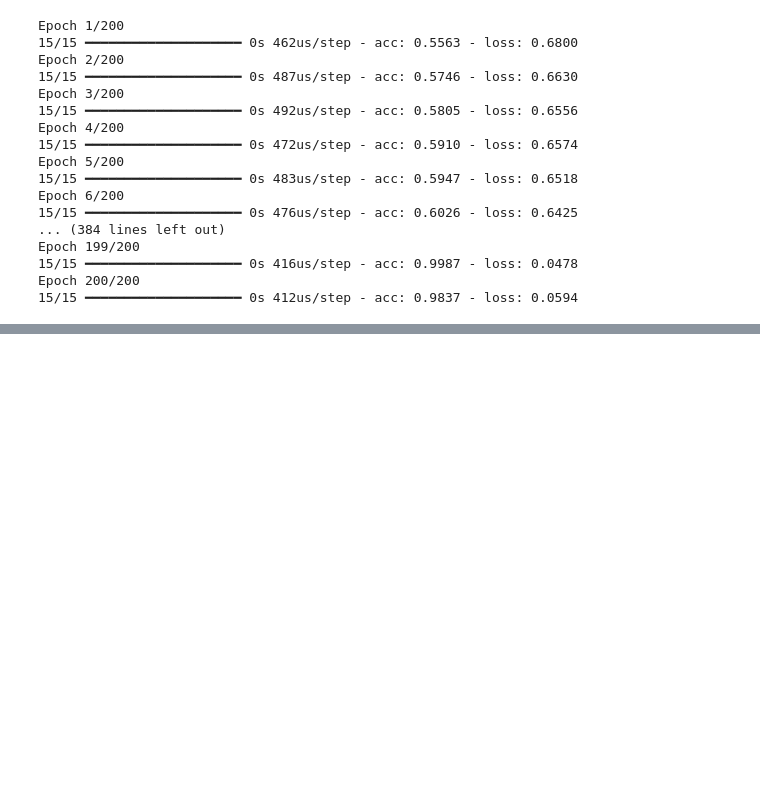
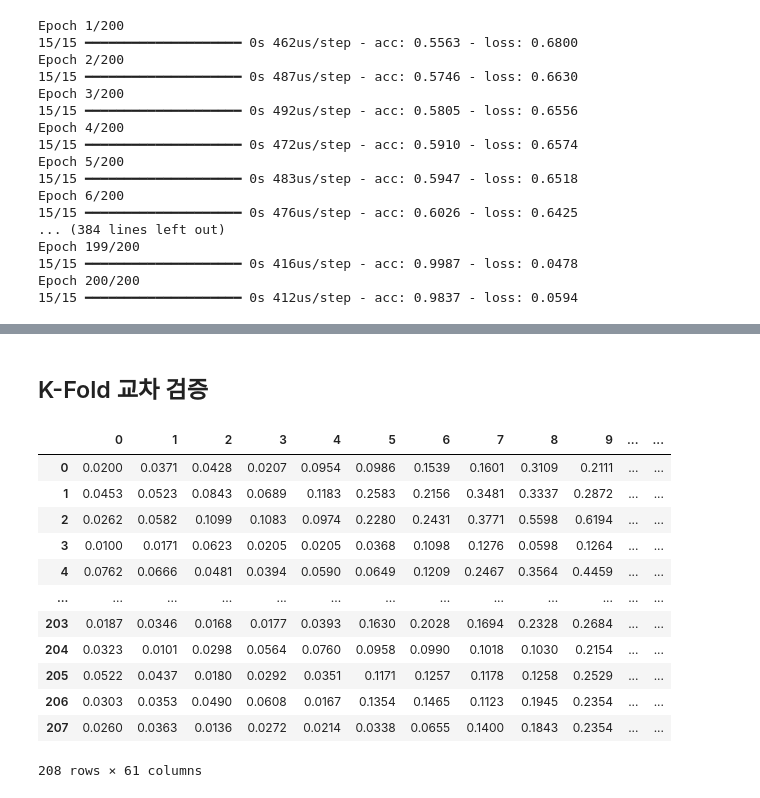
Before and after one commit to kimgusan/Deep_learning, a Jupyter notebook: z_study/model_verification.ipynb, the cells around one changed output, grey strips where cells are left out. Saved outputs shown, nothing was run; the diff lists cells and outputs as text; code cells hidden in the pictures; blank space fills up the shorter version.

Commit message:
model_verification

```diff
--- a/z_study/model_verification.ipynb
+++ b/z_study/model_verification.ipynb
@@ -195,0 +223,25 @@ Epoch 200/200
+# %% [markdown]
+## K-Fold 교차 검증
+# %%
+from tensorflow.keras.models import Sequential
+from tensorflow.keras.layers import Dense
+from sklearn.model_selection import KFold, train_test_split
+from sklearn.metrics import accuracy_score
+import pandas as pd
+
+r_df = pd.read_csv('./data/sonar3.csv', header= None)
+r_df
+# %% [output]
+|  | 0 | 1 | 2 | 3 | 4 | 5 | 6 | 7 | 8 | 9 | ... | ... |
+| 0 | 0.0200 | 0.0371 | 0.0428 | 0.0207 | 0.0954 | 0.0986 | 0.1539 | 0.1601 | 0.3109 | 0.2111 | ... | ... |
+| 1 | 0.0453 | 0.0523 | 0.0843 | 0.0689 | 0.1183 | 0.2583 | 0.2156 | 0.3481 | 0.3337 | 0.2872 | ... | ... |
+| 2 | 0.0262 | 0.0582 | 0.1099 | 0.1083 | 0.0974 | 0.2280 | 0.2431 | 0.3771 | 0.5598 | 0.6194 | ... | ... |
+| 3 | 0.0100 | 0.0171 | 0.0623 | 0.0205 | 0.0205 | 0.0368 | 0.1098 | 0.1276 | 0.0598 | 0.1264 | ... | ... |
+| 4 | 0.0762 | 0.0666 | 0.0481 | 0.0394 | 0.0590 | 0.0649 | 0.1209 | 0.2467 | 0.3564 | 0.4459 | ... | ... |
+| ... | ... | ... | ... | ... | ... | ... | ... | ... | ... | ... | ... | ... |
+| 203 | 0.0187 | 0.0346 | 0.0168 | 0.0177 | 0.0393 | 0.1630 | 0.2028 | 0.1694 | 0.2328 | 0.2684 | ... | ... |
+| 204 | 0.0323 | 0.0101 | 0.0298 | 0.0564 | 0.0760 | 0.0958 | 0.0990 | 0.1018 | 0.1030 | 0.2154 | ... | ... |
+| 205 | 0.0522 | 0.0437 | 0.0180 | 0.0292 | 0.0351 | 0.1171 | 0.1257 | 0.1178 | 0.1258 | 0.2529 | ... | ... |
+| 206 | 0.0303 | 0.0353 | 0.0490 | 0.0608 | 0.0167 | 0.1354 | 0.1465 | 0.1123 | 0.1945 | 0.2354 | ... | ... |
+| 207 | 0.0260 | 0.0363 | 0.0136 | 0.0272 | 0.0214 | 0.0338 | 0.0655 | 0.1400 | 0.1843 | 0.2354 | ... | ... |
+208 rows × 61 columns
```
Also changed, not shown: parts of 7 cells of this notebook.
